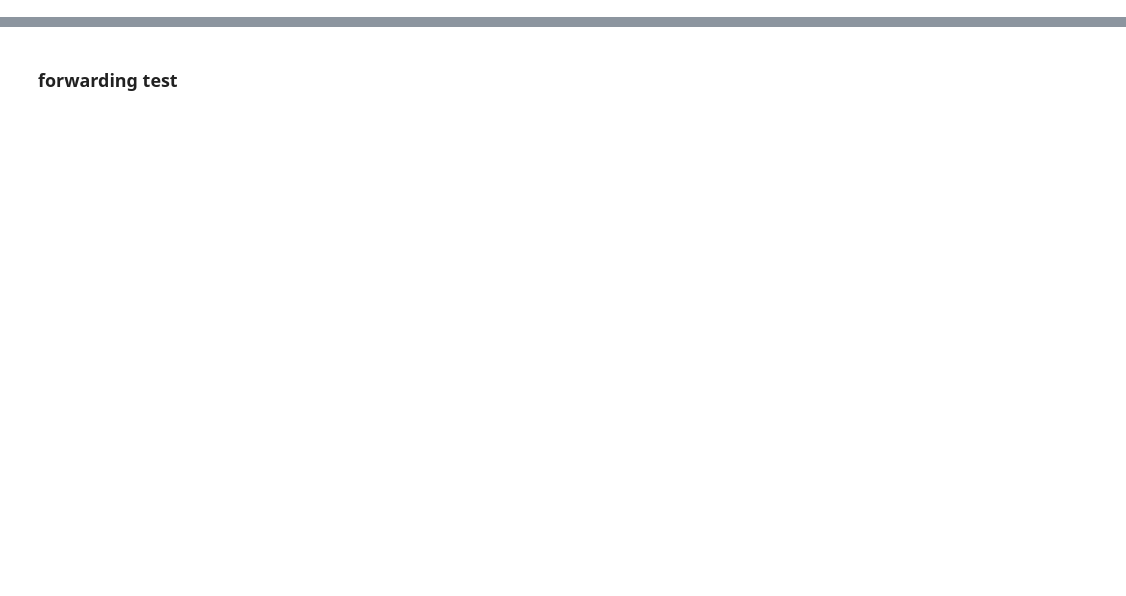
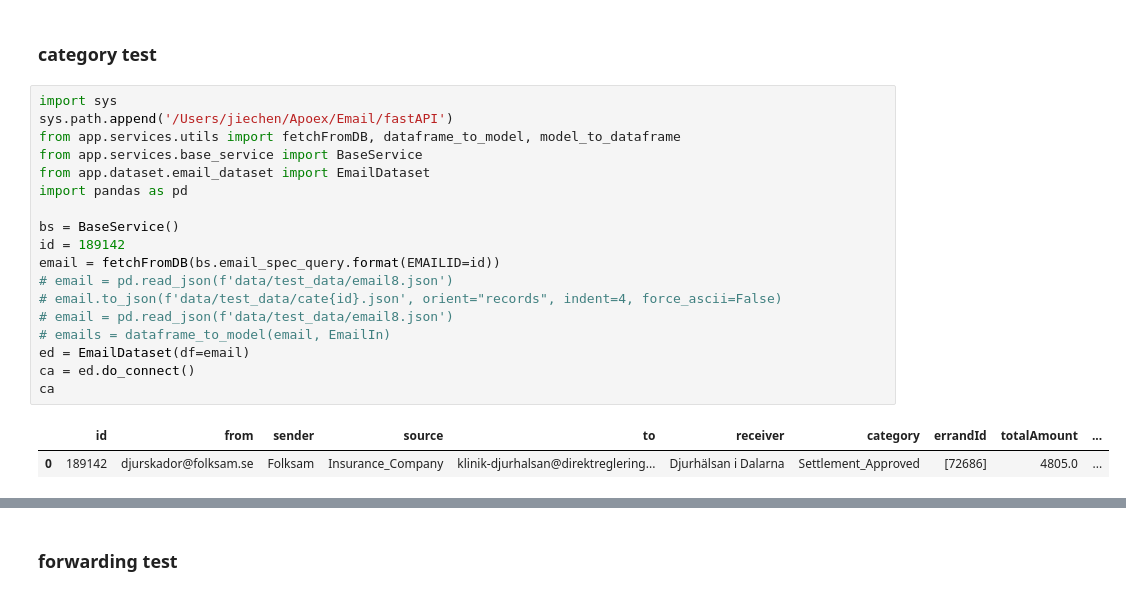
Before and after one commit to Jacque008/email_fastAPI, a Jupyter notebook: test.ipynb, the cells around one changed output, grey strips where cells are left out. Cells and saved outputs as stored; diff of their text form; blank space fills up the shorter version.

```diff
--- a/test.ipynb
+++ b/test.ipynb
@@ -0,0 +1,23 @@
+# %% [markdown]
+### category test
+# %%
+import sys
+sys.path.append('/Users/jiechen/Apoex/Email/fastAPI')
+from app.services.utils import fetchFromDB, dataframe_to_model, model_to_dataframe
+from app.services.base_service import BaseService
+from app.dataset.email_dataset import EmailDataset
+import pandas as pd
+
+bs = BaseService()
+id = 189142
+email = fetchFromDB(bs.email_spec_query.format(EMAILID=id))
+# email = pd.read_json(f'data/test_data/email8.json')
+# email.to_json(f'data/test_data/cate{id}.json', orient="records", indent=4, force_ascii=False)
+# email = pd.read_json(f'data/test_data/email8.json')
+# emails = dataframe_to_model(email, EmailIn)
+ed = EmailDataset(df=email)
+ca = ed.do_connect()
+ca
+# %% [output]
+|  | id | from | sender | source | to | receiver | category | errandId | totalAmount | ... |
+| 0 | 189142 | djurskador@folksam.se | Folksam | Insurance_Company | klinik-djurhalsan@direktreglering... | Djurhälsan i Dalarna | Settlement_Approved | [72686] | 4805.0 | ... |
```
Also changed, not shown: parts of 7 cells of this notebook, 21 other files.
